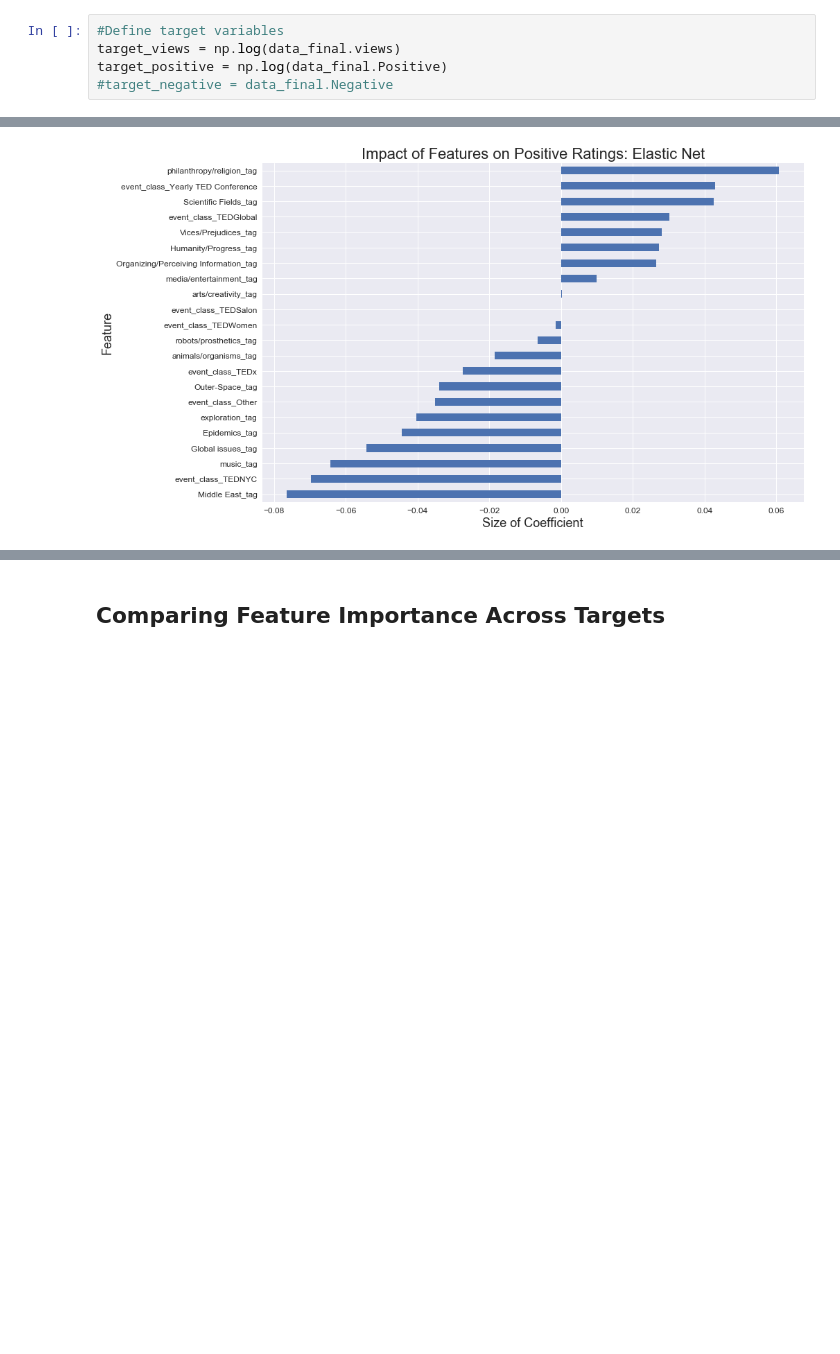
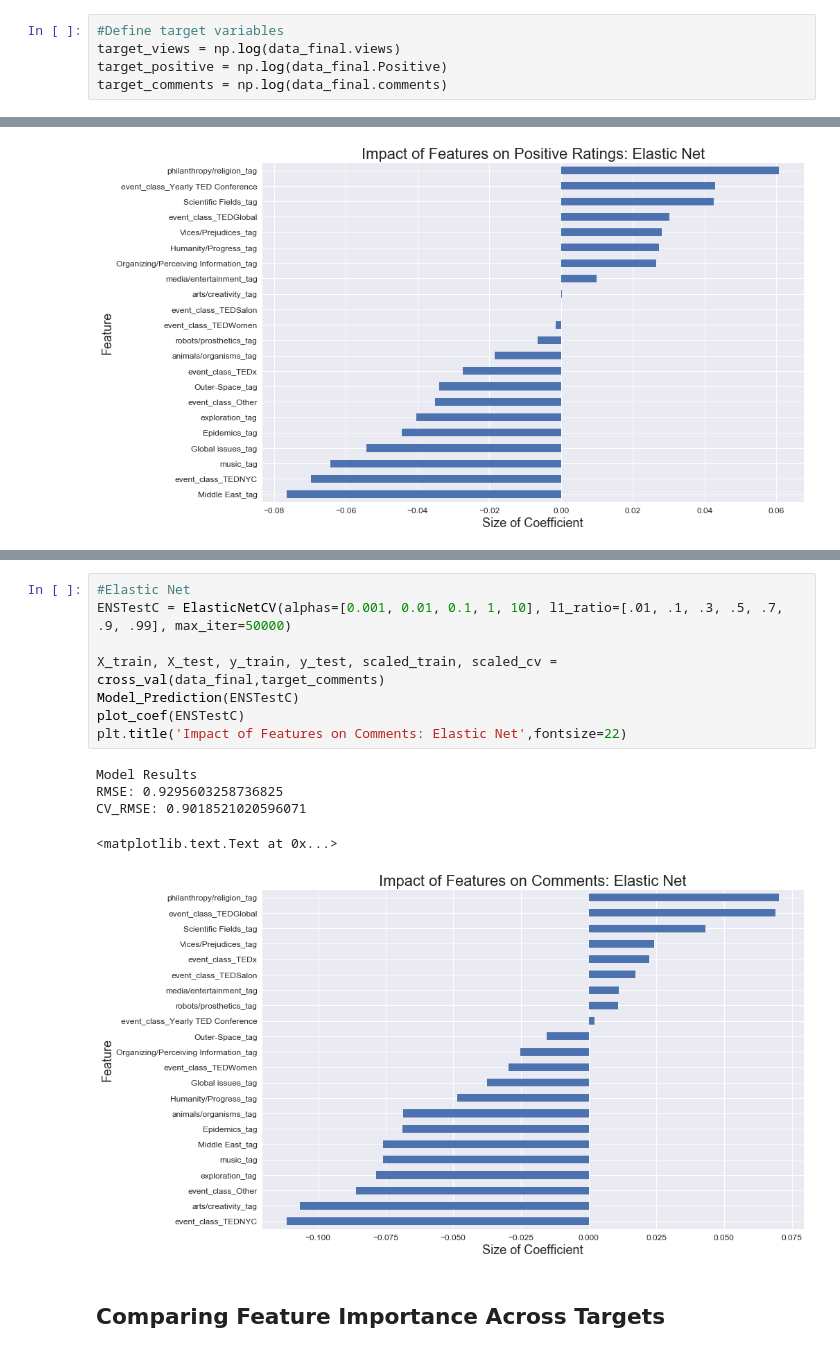
Before and after one commit to TristanMoser/213Project, a Jupyter notebook: Tristan.ipynb, the cells around one changed output, grey strips where cells are left out. Cells and saved outputs as stored; diff of their text form; blank space fills up the shorter version.

```diff
--- a/Tristan.ipynb
+++ b/Tristan.ipynb
@@ -444,6 +448,6 @@ data_final = pd.read_csv('/Users/tristanmoser/files/coding/machine_learning/Proj
 #Define target variables
 target_views = np.log(data_final.views)
 target_positive = np.log(data_final.Positive)
-#target_negative = data_final.Negative
+target_comments = np.log(data_final.comments)
 # %%
 #Drop target variables and variables with no real significance
@@ -610,3 +618,17 @@ CV_RMSE: 0.9479911659995883
+# %%
+#Elastic Net
+ENSTestC = ElasticNetCV(alphas=[0.001, 0.01, 0.1, 1, 10], l1_ratio=[.01, .1, .3, .5, .7, .9, .99], max_iter=50000)
+
+X_train, X_test, y_train, y_test, scaled_train, scaled_cv = cross_val(data_final,target_comments)
+Model_Prediction(ENSTestC)
+plot_coef(ENSTestC)
+plt.title('Impact of Features on Comments: Elastic Net',fontsize=22)
+# %% [output]
+Model Results
+RMSE: 0.9295603258736825
+CV_RMSE: 0.9018521020596071
+<matplotlib.text.Text at 0x...>
+[figure, added]
 # %% [markdown]
 ## Comparing Feature Importance Across Targets
 # %%
```
Also changed, not shown: parts of 13 cells of this notebook.
